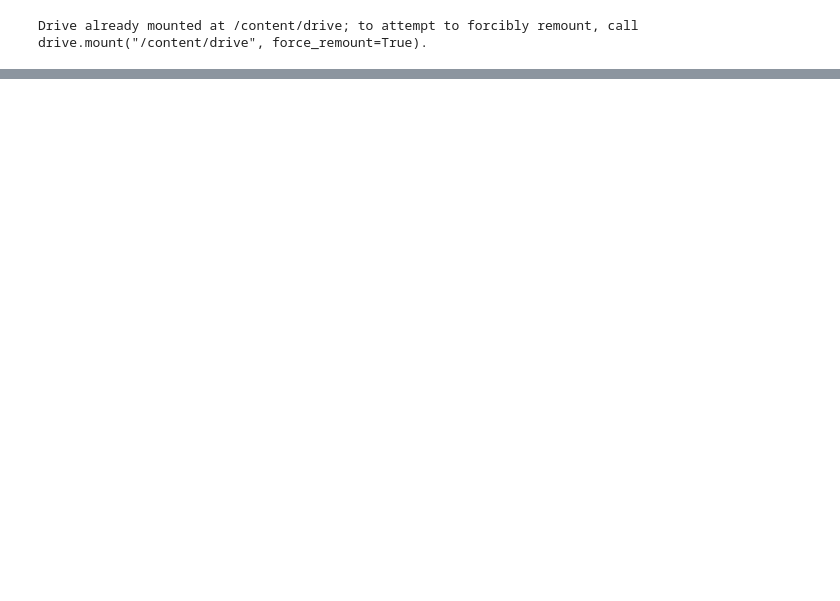
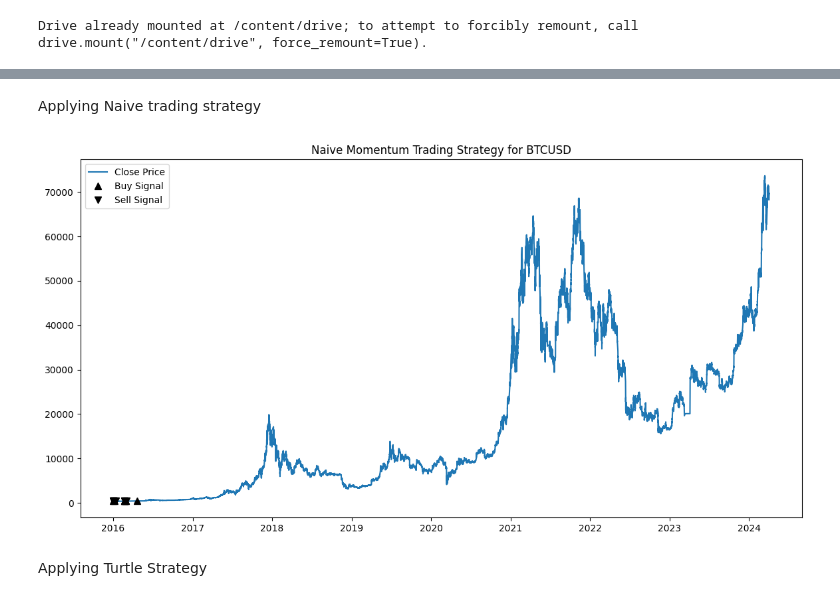
Before and after one commit to dinuwanfernando/BTCUSD_model, a Jupyter notebook: BTCUSD_model.ipynb, the cells around one changed output, grey strips where cells are left out. Saved outputs shown, nothing was run; the diff lists cells and outputs as text; code cells hidden in the pictures; blank space fills up the shorter version.

```diff
--- a/BTCUSD_model.ipynb
+++ b/BTCUSD_model.ipynb
@@ -265,0 +136,2 @@ plt.show()
+# %%
+df=df_btc_p1
@@ -265,0 +335,44 @@ plt.show()
+# %% [markdown]
+Applying Naive trading strategy
+# %%
+#Creating a function for Naive Momentum Trading
+def naive_momentum_trading(df, nb_conseq_days):
+    signals = pd.DataFrame(index=df.index)
+    signals['orders'] = 0
+    cons_day = 0
+    prior_price = 0
+    init = True
+    for k in range(len(df['close'])):
+        price = df['close'][k]
+        if init:
+            prior_price = price
+            init = False
+        elif price > prior_price:
+            if cons_day < 0:
+                cons_day = 0
+            cons_day += 1
+        elif price < prior_price:
+            if cons_day > 0:
+                cons_day = 0
+            cons_day -= 1
+        if cons_day == nb_conseq_days:
+            signals['orders'][k] = 1
+        elif cons_day == -nb_conseq_days:
+            signals['orders'][k] = -1
+    return signals
+# %%
+# Apply the naive momentum trading strategy
+ts = naive_momentum_trading(df, 5)
+# %%
+# Plotting the strategy
+plt.figure(figsize=(14,7))
+plt.plot(df['close'], label='Close Price')
+plt.plot(ts.loc[ts.orders == 1.0].index, df['close'][ts.orders == 1], '^', markersize=7, color='k', label='Buy Signal')
+plt.plot(ts.loc[ts.orders == -1.0].index, df['close'][ts.orders == -1], 'v', markersize=7, color='k', label='Sell Signal')
+plt.legend()
+plt.title('Naive Momentum Trading Strategy for BTCUSD')
+plt.show()
+# %% [output]
+[figure, added]
+# %% [markdown]
+Applying Turtle Strategy
```
Also changed, not shown: parts of 46 cells of this notebook.
